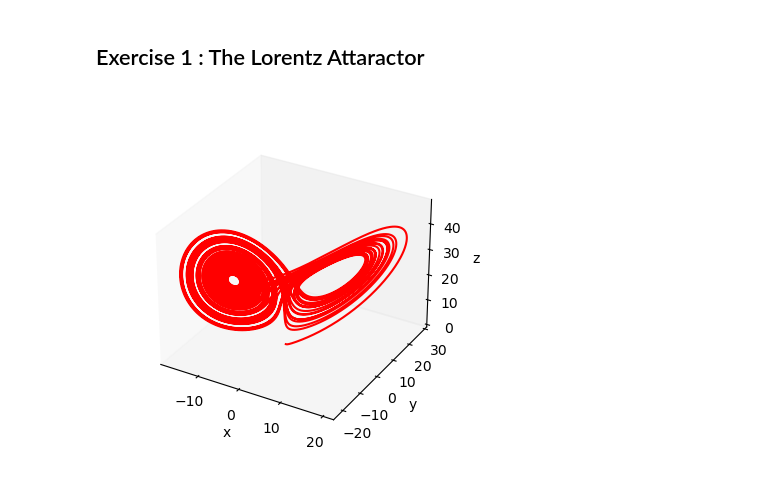
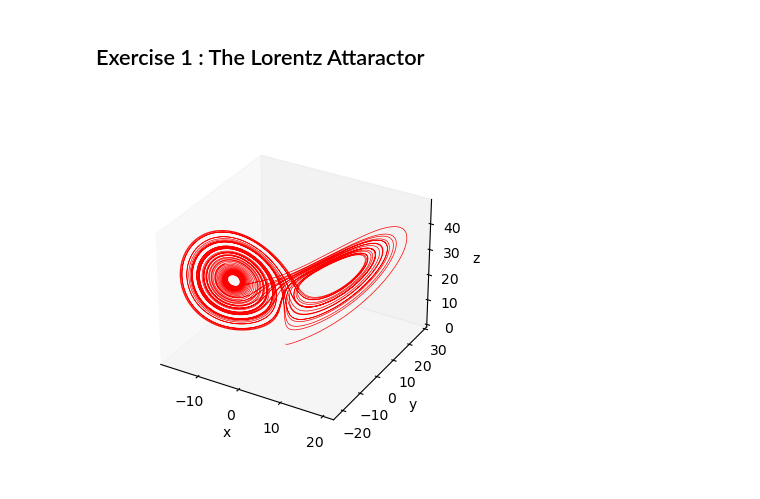
Before and after one commit to SPS-SP2273/learning-portfolio-yugan01, a Jupyter notebook: numerical solutions/numerical_solutions_(good).ipynb, the cells around one changed output. Drawn from its saved outputs; the diff is of its cells as text; code cells hidden in the pictures.

```diff
--- a/numerical solutions/numerical_solutions_(good).ipynb
+++ b/numerical solutions/numerical_solutions_(good).ipynb
@@ -341,32 +341,32 @@ from matplotlib import pyplot as plt
 from mpl_toolkits.mplot3d import Axes3D
 
 def derivative(value, t):
     x, y, z = value
     dx_dt = 10 * (y - x)
     dy_dt = x * (28 - z) - y
     dz_dt = x*y - z*8/3
 
     return [dx_dt, dy_dt, dz_dt]
 
 max_time = 50
 d = 0.001
 x0, y0, z0 = (0,1,0)
 time = np.arange(0, max_time, d)
 
 results = odeint(y0=[0,1,0],                     # Dependant variable
                  func=derivative,                # Derivatives
                  t = time                        # Independant variable
                  )
 x = results[:, 0]
 y = results[:, 1]
 z = results[:, 2]
 ax = plt.axes(projection='3d')
 ax.grid(False)
-ax.plot3D(x, y, z, 'red')
+ax.plot3D(x, y, z, 'red', lw = 0.5)
 ax.set_xlabel("x")
 ax.set_ylabel("y")
 ax.set_zlabel("z")
 ax.dist = 12
 plt.show()
 # %% [output]
-[figure, old version]
+[figure, new version]
```
Also changed, not shown: 1 other file.
